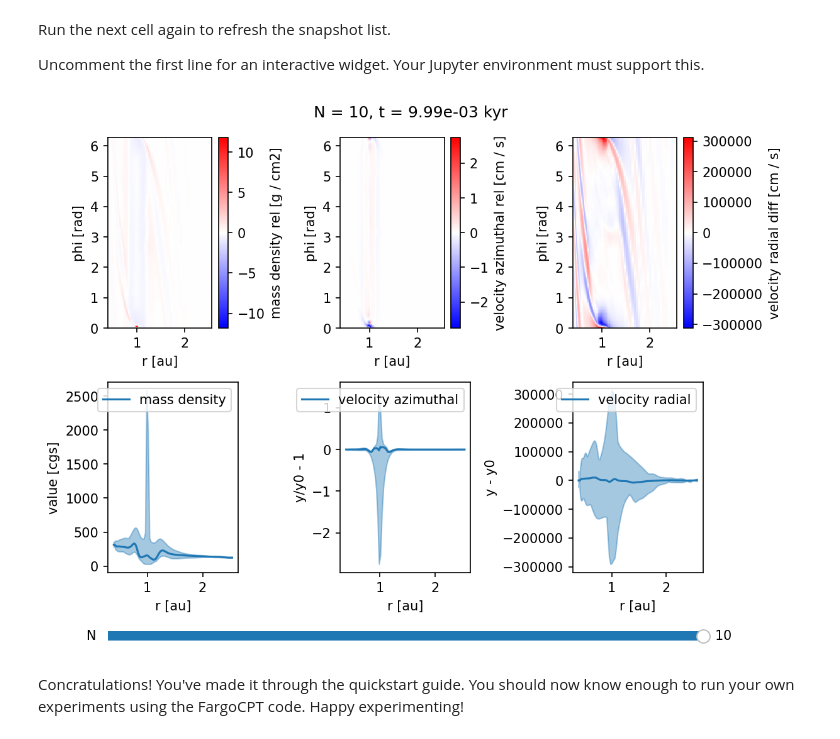
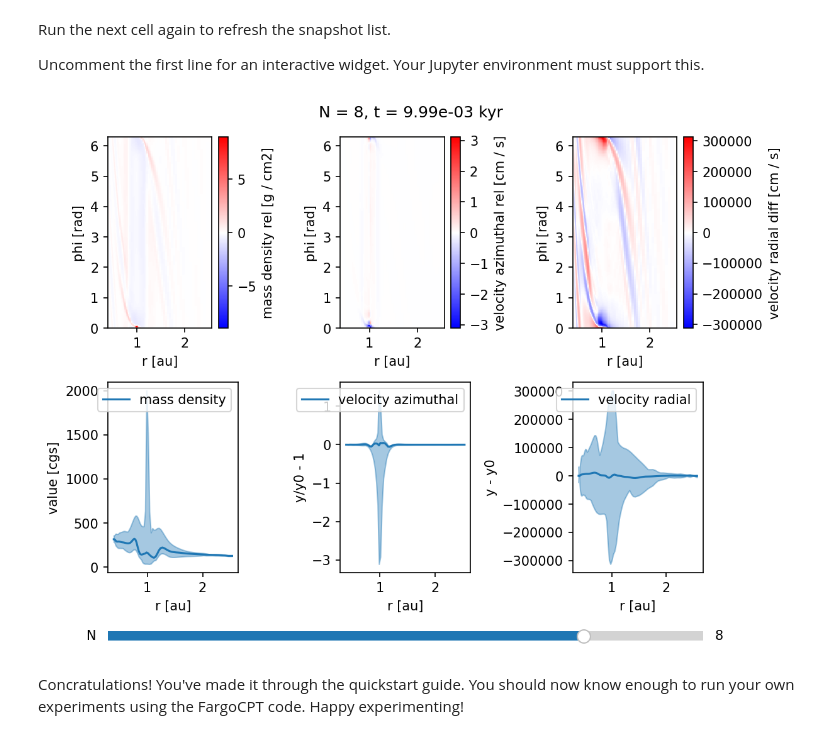
Before and after one commit to rometsch/fargocpt, a Jupyter notebook: examples/100_Quickstart.ipynb, the cells around one changed output. Saved outputs shown, nothing was run; the diff lists cells and outputs as text; code cells hidden in the pictures.

```diff
--- a/examples/100_Quickstart.ipynb
+++ b/examples/100_Quickstart.ipynb
@@ -109,15 +107,16 @@ Uncomment the first line for an interactive widget. Your Jupyter environment mus
 # %%
 # %matplotlib widget
 overview = Overview("output/out/",
                     vars=["2:mass density:rel,rphi",
                           "2:velocity azimuthal:rel,rphi",
                           "2:velocity radial:diff,rphi",
                           "1:mass density:minmax",
                           "1:velocity azimuthal:rel,minmax",
-                          "1:velocity radial:diff,minmax"])
+                          "1:velocity radial:diff,minmax"],
+                          start=8)
 overview.create();
 # %% [output]
-[figure, old version]
+[figure, new version]
 # %% [markdown]
 Concratulations! You've made it through the quickstart guide.
 You should now know enough to run your own experiments using the FargoCPT code.
```
Also changed, not shown: parts of 2 cells of this notebook.
